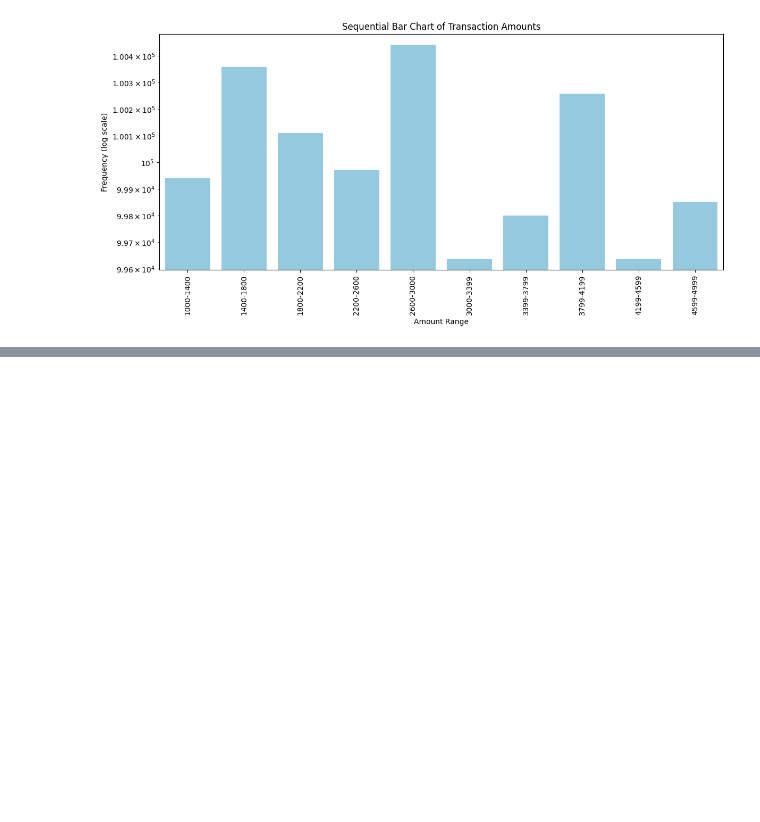
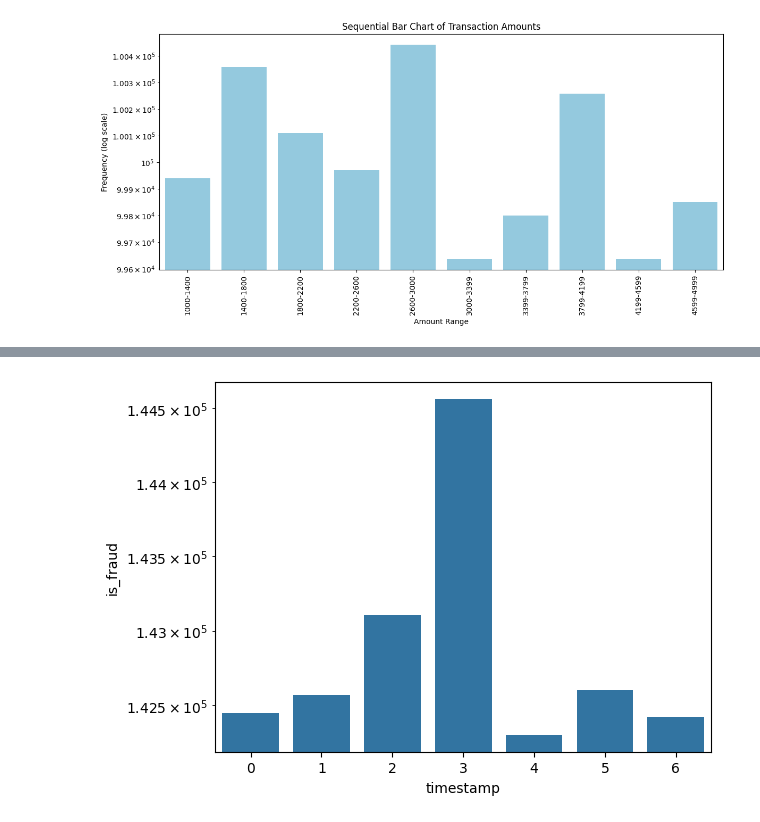
Before and after one commit to aashishraja/fraud-detection-project, a Jupyter notebook: notebooks/eda.ipynb, the cells around one changed output, grey strips where cells are left out. Saved outputs shown, nothing was run; the diff lists cells and outputs as text; code cells hidden in the pictures; blank space fills up the shorter version.

```diff
--- a/notebooks/eda.ipynb
+++ b/notebooks/eda.ipynb
@@ -180,0 +170,7 @@ plt.show()
+# %%
+# Aggregate number of transactions by month
+fraud_by_day =  frauddf.groupby(frauddf['timestamp'].dt.day_of_week)['is_fraud'].count()
+sns.barplot(fraud_by_day)
+plt.yscale('log')  # log scale
+# %% [output]
+[figure, added]
```
Also changed, not shown: parts of 3 cells of this notebook.
